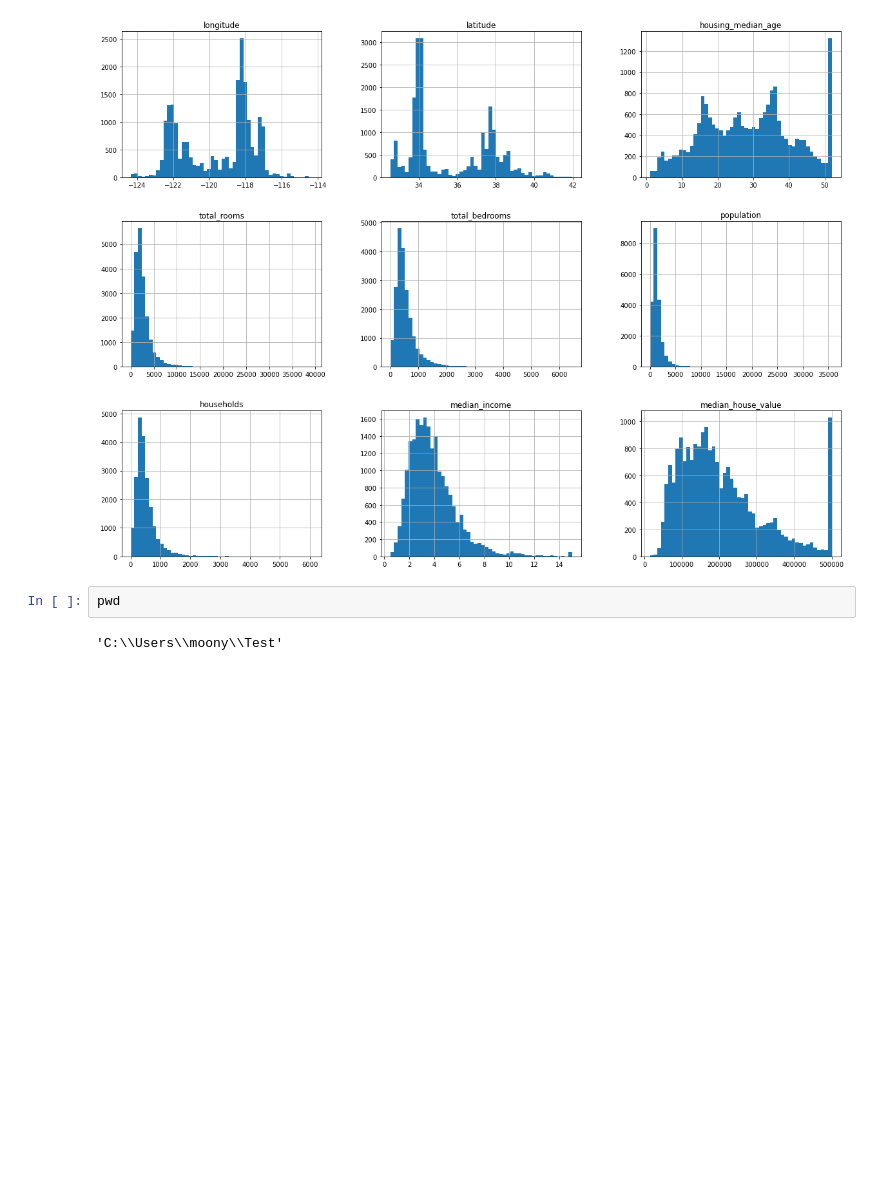
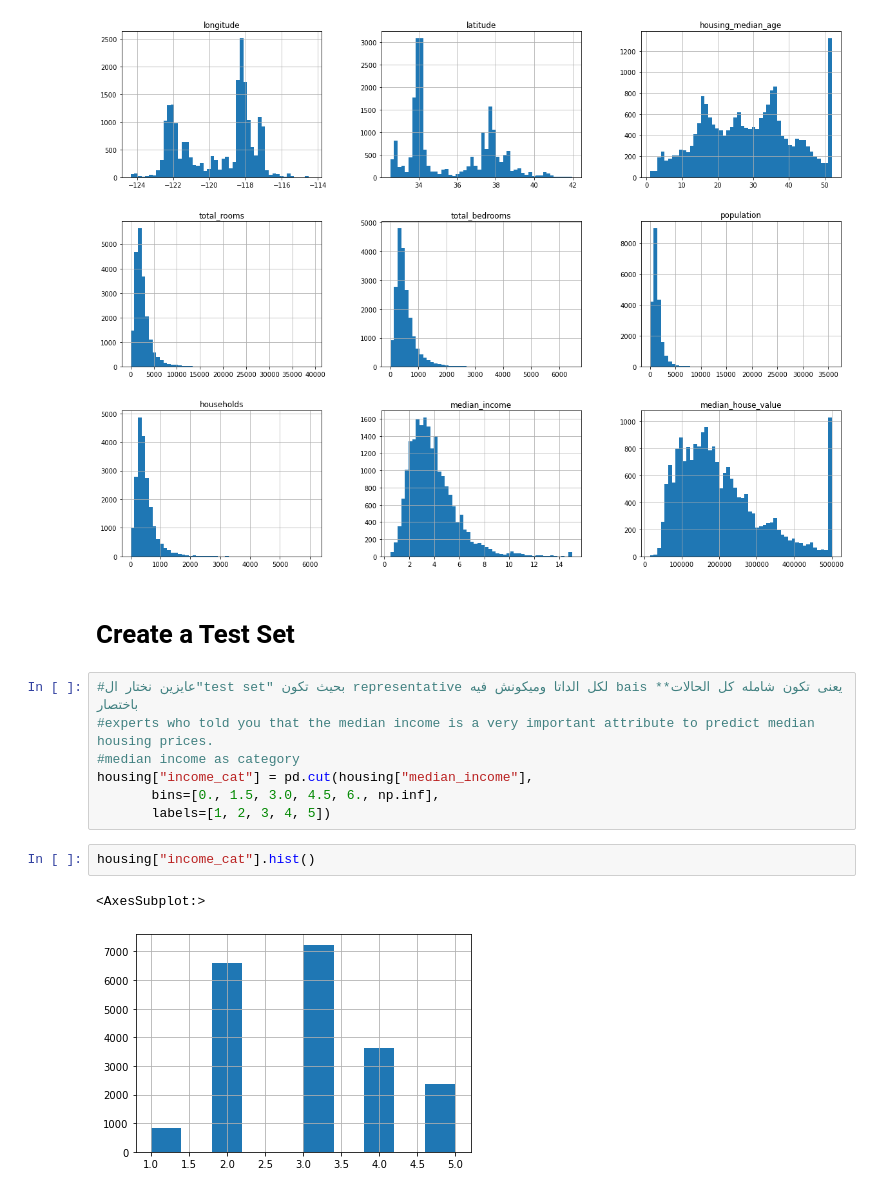
Before and after one commit to Fwzia/Housing-Prices, a Jupyter notebook: Housing Example.ipynb, the cells around one changed output. Drawn from its saved outputs; the diff is of its cells as text; blank space fills up the shorter version.

Commit message:
creat a test set

```diff
--- a/Housing Example.ipynb
+++ b/Housing Example.ipynb
@@ -74,7 +78,17 @@ housing.hist(bins=50, figsize=(20,15))
 plt.show()
 # %% [output]
 [figure]
-# %%
-pwd
-# %% [output]
-'C:\\Users\\moony\\Test'
+# %% [markdown]
+# Create a Test Set
+# %%
+#عايزين نختار ال"test set" بحيث تكون representative لكل الداتا وميكونش فيه bais **يعنى تكون شامله كل الحالات باختصار
+#experts who told you that the median income is a very important attribute to predict median housing prices.
+#median income as category
+housing["income_cat"] = pd.cut(housing["median_income"],
+       bins=[0., 1.5, 3.0, 4.5, 6., np.inf],
+       labels=[1, 2, 3, 4, 5])
+# %%
+housing["income_cat"].hist()
+# %% [output]
+<AxesSubplot:>
+[figure, added]
```
Also changed, not shown: parts of 6 cells of this notebook.
